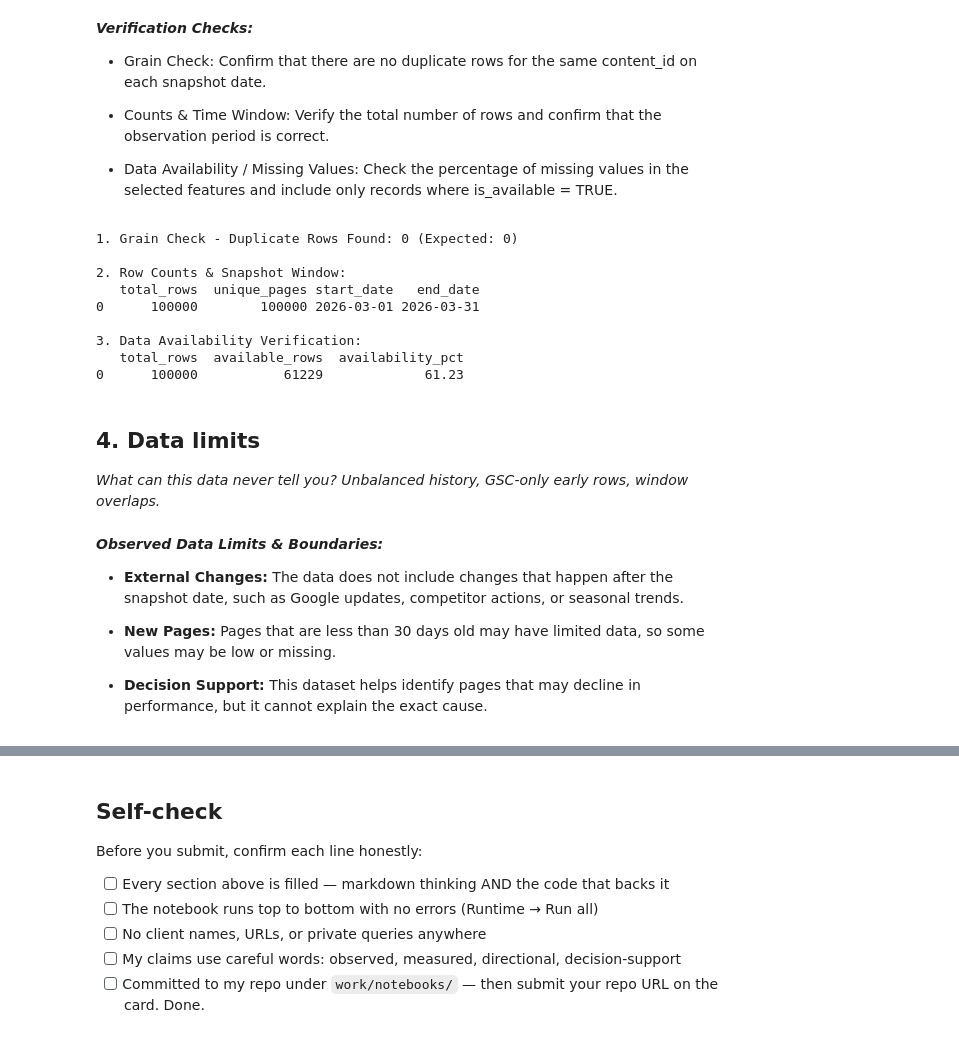
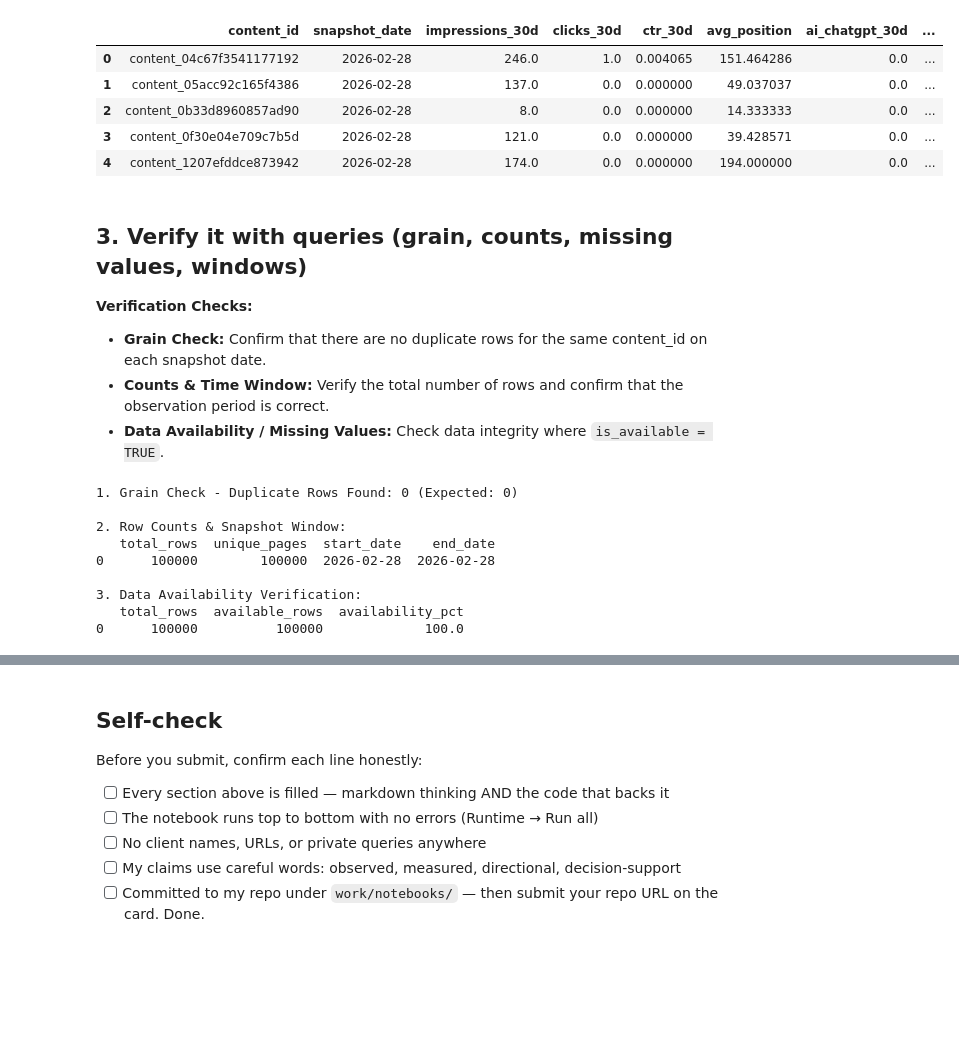
Before and after one commit to Nayab189/flyrank-internship, a Jupyter notebook: work/notebooks/w03_data_contract.ipynb, the cells around one changed output, grey strips where cells are left out. Cells and saved outputs as stored; diff of their text form; code cells hidden in the pictures; blank space fills up the shorter version.

```diff
--- a/work/notebooks/w03_data_contract.ipynb
+++ b/work/notebooks/w03_data_contract.ipynb
@@ -147,18 +164,34 @@ df[context_cols + feature_cols + [label_col]].head()
+# %%
+feature_cols = [
+    "impressions_30d",
+    "clicks_30d",
+    "ctr_30d",
+    "avg_position",
+    "ai_chatgpt_30d",
+    "ai_claude_30d",
+    "word_count",
+    "content_age_days",
+]
+label_col = "is_declining"
+context_cols = ["content_id", "snapshot_date"]
+
+df[context_cols + feature_cols + [label_col]].head()
+# %% [output]
+|  | content_id | snapshot_date | impressions_30d | clicks_30d | ctr_30d | avg_position | ai_chatgpt_30d | ... |
+| 0 | content_04c67f3541177192 | 2026-02-28 | 246.0 | 1.0 | 0.004065 | 151.464286 | 0.0 | ... |
+| 1 | content_05acc92c165f4386 | 2026-02-28 | 137.0 | 0.0 | 0.000000 | 49.037037 | 0.0 | ... |
+| 2 | content_0b33d8960857ad90 | 2026-02-28 | 8.0 | 0.0 | 0.000000 | 14.333333 | 0.0 | ... |
+| 3 | content_0f30e04e709c7b5d | 2026-02-28 | 121.0 | 0.0 | 0.000000 | 39.428571 | 0.0 | ... |
+| 4 | content_1207efddce873942 | 2026-02-28 | 174.0 | 0.0 | 0.000000 | 194.000000 | 0.0 | ... |
 # %% [markdown]
-***Verification Checks:***
+## 3. Verify it with queries (grain, counts, missing values, windows)
 
-
-*   Grain Check: Confirm that there are no duplicate rows for the same content_id on each snapshot date.
-
-
-*   Counts & Time Window: Verify the total number of rows and confirm that the observation period is correct.
-
-*   Data Availability / Missing Values: Check the percentage of missing values in the selected features and include only records where is_available = TRUE.
+**Verification Checks:**
+* **Grain Check:** Confirm that there are no duplicate rows for the same content_id on each snapshot date.
+* **Counts & Time Window:** Verify the total number of rows and confirm that the observation period is correct.
+* **Data Availability / Missing Values:** Check data integrity where `is_available = TRUE`.
 # %%
-# This cell is for CODE (numbers, a query, a check).
-# Write your text answer in the cell ABOVE this one — typing sentences here breaks Run All.
-
-# -------1. Grain Check: Must return 0 duplicate content_ids using SQL--------------
+# 1. Grain Check: Must return 0 duplicate content_ids
 duplicates = duckdb.query("""
     SELECT content_id, COUNT(*) as cnt
     FROM df
@@ -167,19 +200,19 @@ duplicates = duckdb.query("""
 """).df()
 print(f"1. Grain Check - Duplicate Rows Found: {len(duplicates)} (Expected: 0)")
 
-# ----------------2. Row Count & Snapshot Date Range---------------
+# 2. Row Count & Snapshot Date Range
 counts = duckdb.query("""
     SELECT
         COUNT(*) as total_rows,
         COUNT(DISTINCT content_id) as unique_pages,
-        MIN(window_start) as start_date,
+        MIN(snapshot_date) as start_date,
         MAX(snapshot_date) as end_date
     FROM df
 """).df()
 print("\n2. Row Counts & Snapshot Window:")
 print(counts)
 
-# ---------------3. Missing Value Analysis & Availability-----------------
+# 3. Missing Value Analysis & Availability Integrity Check
 availability = duckdb.query("""
     SELECT
         COUNT(*) as total_rows,
@@ -193,21 +226,9 @@ print(availability)
 1. Grain Check - Duplicate Rows Found: 0 (Expected: 0)
 
 2. Row Counts & Snapshot Window:
-   total_rows  unique_pages start_date   end_date
-0      100000        100000 2026-03-01 2026-03-31
+   total_rows  unique_pages  start_date    end_date
+0      100000        100000  2026-02-28  2026-02-28
 
 3. Data Availability Verification:
    total_rows  available_rows  availability_pct
-0      100000           61229             61.23
+0      100000          100000             100.0
-# %% [markdown]
-## 4. Data limits
-
-*What can this data never tell you? Unbalanced history, GSC-only early rows, window overlaps.*
-# %% [markdown]
-***Observed Data Limits & Boundaries:***
-
-
-*  **External Changes:** The data does not include changes that happen after the snapshot date, such as Google updates, competitor actions, or seasonal trends.
-*  **New Pages:** Pages that are less than 30 days old may have limited data, so some values may be low or missing.
-
-*  **Decision Support:** This dataset helps identify pages that may decline in performance, but it cannot explain the exact cause.
```
Also changed, not shown: parts of 14 cells of this notebook.
